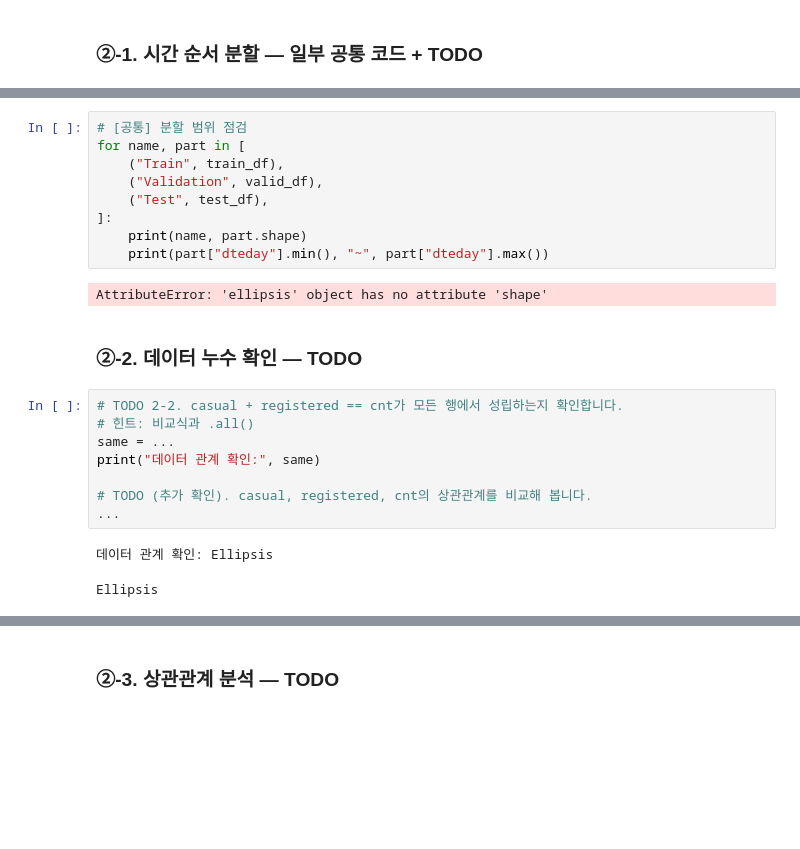
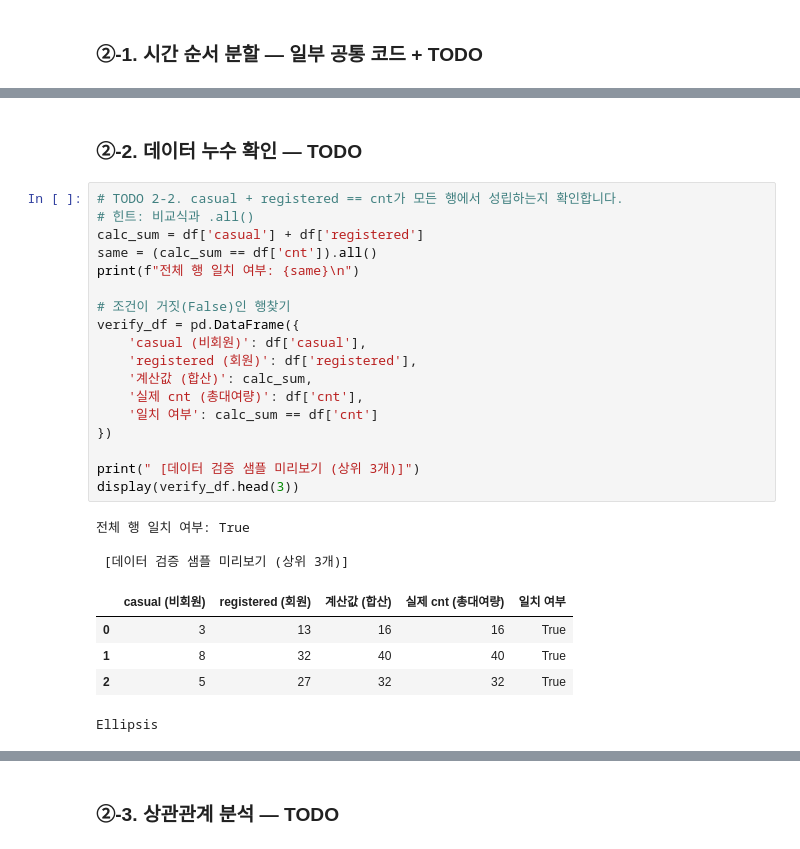
Before and after one commit to iremys/ai-mini-projects, a Jupyter notebook: mini-project-01/code/01_regression_bike_demand.ipynb, the cells around one changed output, grey strips where cells are left out. Saved outputs shown, nothing was run; the diff lists cells and outputs as text; blank space fills up the shorter version.

```diff
--- a/mini-project-01/code/01_regression_bike_demand.ipynb
+++ b/mini-project-01/code/01_regression_bike_demand.ipynb
@@ -301,24 +348,29 @@ print(dfCount)
-# %%
-# [공통] 분할 범위 점검
-for name, part in [
-    ("Train", train_df),
-    ("Validation", valid_df),
-    ("Test", test_df),
-]:
-    print(name, part.shape)
-    print(part["dteday"].min(), "~", part["dteday"].max())
-# %% [output]
-AttributeError: 'ellipsis' object has no attribute 'shape'
 # %% [markdown]
 ### ②-2. 데이터 누수 확인 — TODO
 # %%
 # TODO 2-2. casual + registered == cnt가 모든 행에서 성립하는지 확인합니다.
 # 힌트: 비교식과 .all()
-same = ...
-print("데이터 관계 확인:", same)
+calc_sum = df['casual'] + df['registered']
+same = (calc_sum == df['cnt']).all()
+print(f"전체 행 일치 여부: {same}\n")
 
-# TODO (추가 확인). casual, registered, cnt의 상관관계를 비교해 봅니다.
-...
+# 조건이 거짓(False)인 행찾기
+verify_df = pd.DataFrame({
+    'casual (비회원)': df['casual'],
+    'registered (회원)': df['registered'],
+    '계산값 (합산)': calc_sum,
+    '실제 cnt (총대여량)': df['cnt'],
+    '일치 여부': calc_sum == df['cnt']
+})
+
+print(" [데이터 검증 샘플 미리보기 (상위 3개)]")
+display(verify_df.head(3))
 # %% [output]
-데이터 관계 확인: Ellipsis
+전체 행 일치 여부: True
+
+ [데이터 검증 샘플 미리보기 (상위 3개)]
+|  | casual (비회원) | registered (회원) | 계산값 (합산) | 실제 cnt (총대여량) | 일치 여부 |
+| 0 | 3 | 13 | 16 | 16 | True |
+| 1 | 8 | 32 | 40 | 40 | True |
+| 2 | 5 | 27 | 32 | 32 | True |
 Ellipsis
```
Also changed, not shown: parts of 3 cells of this notebook.
